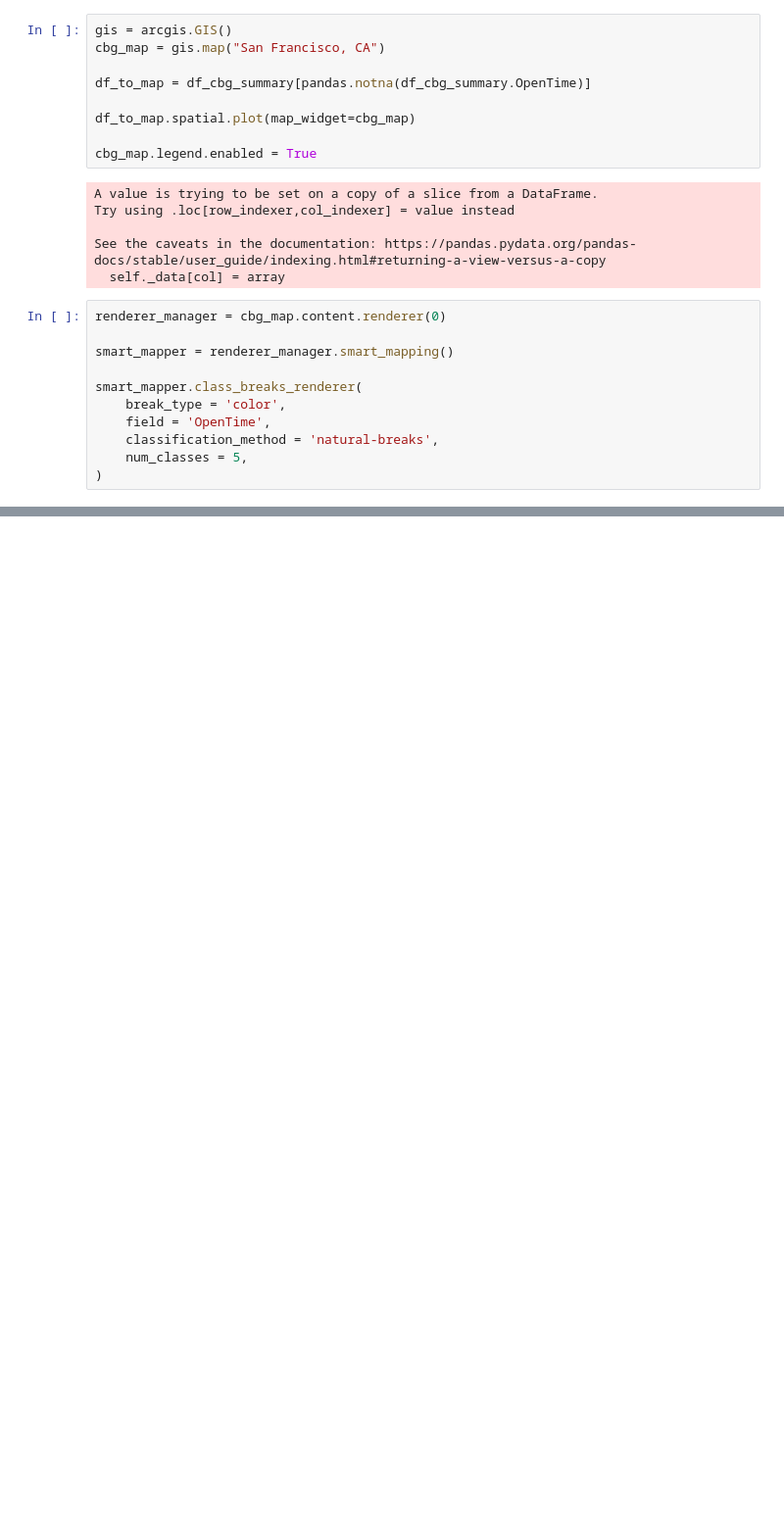
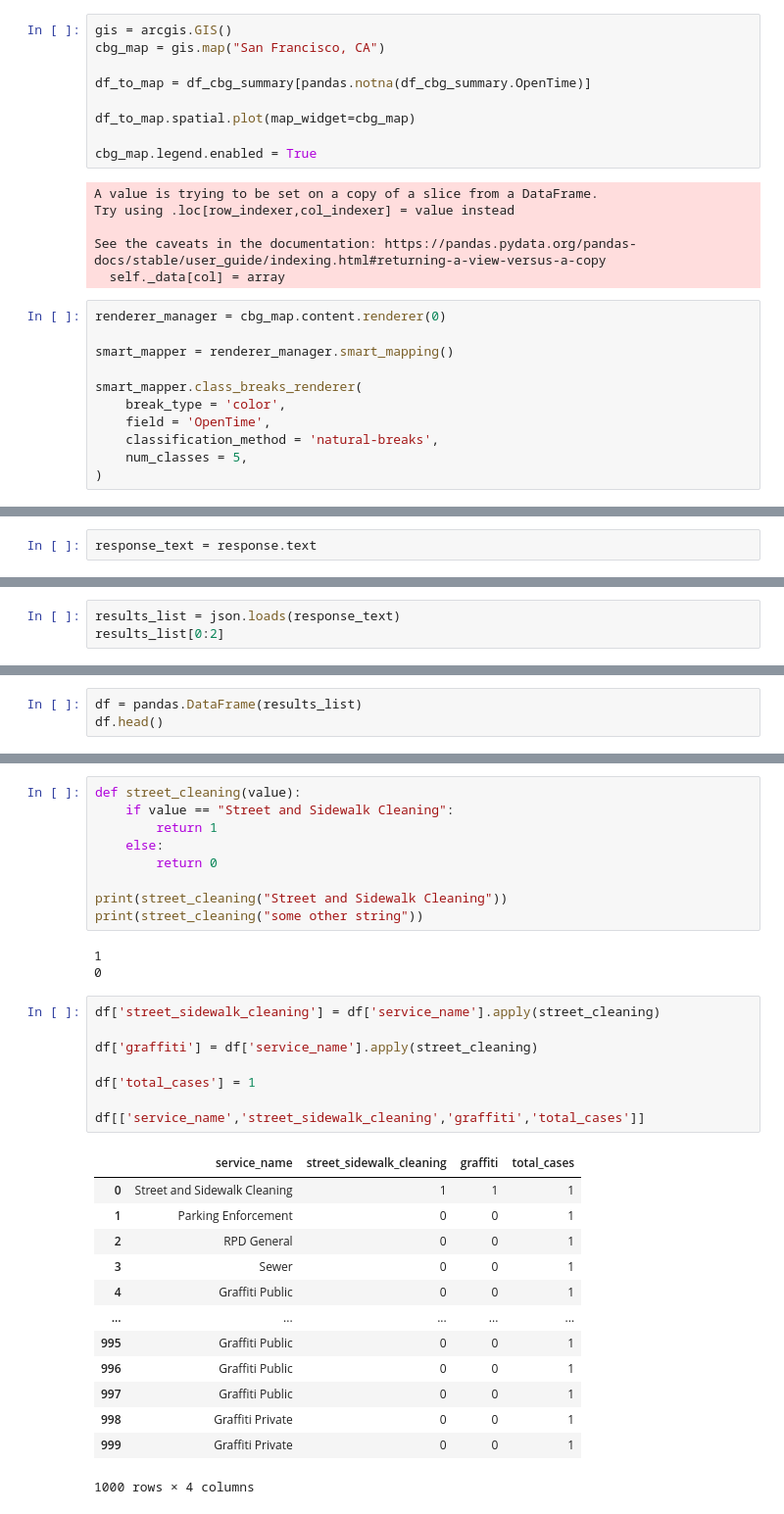
Before and after one commit to arjavrawal/sgsup-arjav-222, a Jupyter notebook: homework/week11/Classwork6.ipynb, the cells around one changed output, grey strips where cells are left out. Shown at 98% size. Saved outputs shown, nothing was run; the diff lists cells and outputs as text; blank space fills up the shorter version.

```diff
--- a/homework/week11/Classwork6.ipynb
+++ b/homework/week11/Classwork6.ipynb
@@ -267,0 +333,2 @@ Map(center=[-122.43481494350442, 37.77577085074888], extent={'spatialReference':
+# %%
+response_text = response.text
@@ -267,0 +343,3 @@ Map(center=[-122.43481494350442, 37.77577085074888], extent={'spatialReference':
+# %%
+results_list = json.loads(response_text)
+results_list[0:2]
@@ -267,0 +364,3 @@ Map(center=[-122.43481494350442, 37.77577085074888], extent={'spatialReference':
+# %%
+df = pandas.DataFrame(results_list)
+df.head()
@@ -267,0 +374,34 @@ Map(center=[-122.43481494350442, 37.77577085074888], extent={'spatialReference':
+# %%
+def street_cleaning(value):
+    if value == "Street and Sidewalk Cleaning":
+        return 1
+    else:
+        return 0
+
+print(street_cleaning("Street and Sidewalk Cleaning"))
+print(street_cleaning("some other string"))
+# %% [output]
+1
+0
+# %%
+df['street_sidewalk_cleaning'] = df['service_name'].apply(street_cleaning)
+
+df['graffiti'] = df['service_name'].apply(street_cleaning)
+
+df['total_cases'] = 1
+
+df[['service_name','street_sidewalk_cleaning','graffiti','total_cases']]
+# %% [output]
+|  | service_name | street_sidewalk_cleaning | graffiti | total_cases |
+| 0 | Street and Sidewalk Cleaning | 1 | 1 | 1 |
+| 1 | Parking Enforcement | 0 | 0 | 1 |
+| 2 | RPD General | 0 | 0 | 1 |
+| 3 | Sewer | 0 | 0 | 1 |
+| 4 | Graffiti Public | 0 | 0 | 1 |
+| ... | ... | ... | ... | ... |
+| 995 | Graffiti Public | 0 | 0 | 1 |
+| 996 | Graffiti Public | 0 | 0 | 1 |
+| 997 | Graffiti Public | 0 | 0 | 1 |
+| 998 | Graffiti Private | 0 | 0 | 1 |
+| 999 | Graffiti Private | 0 | 0 | 1 |
+1000 rows × 4 columns
```
Also changed, not shown: parts of 14 cells of this notebook, 2 other files.
